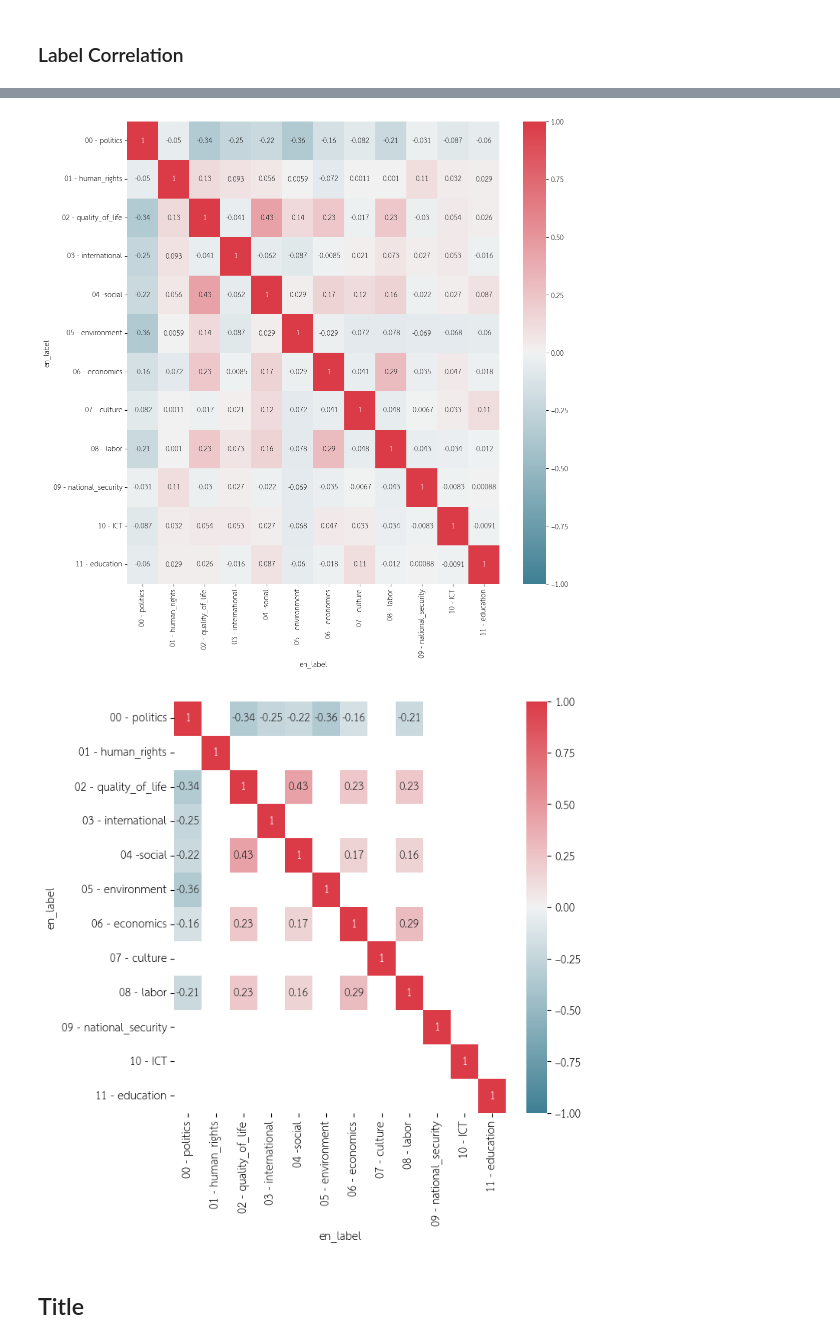
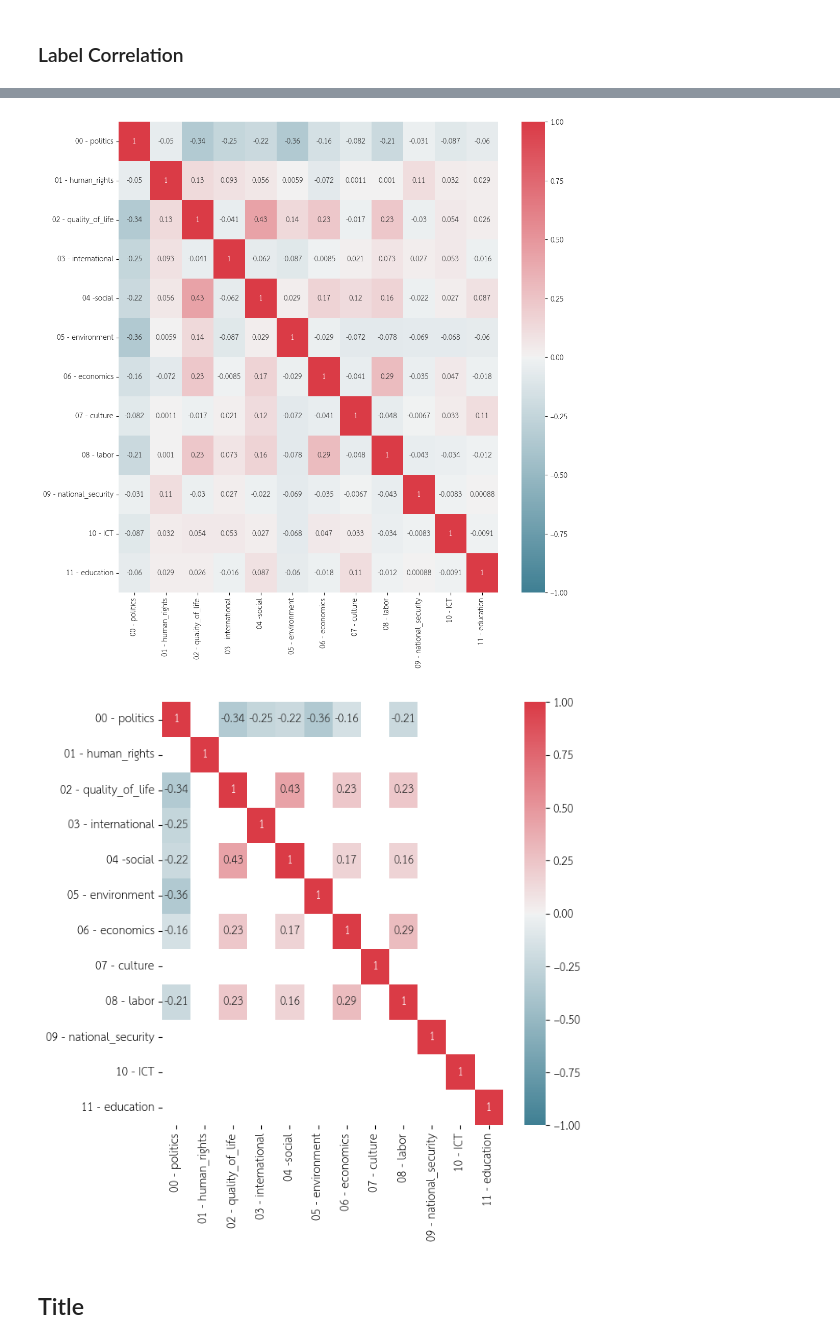
Before and after one commit to lemasc/prachathai-67k, a Jupyter notebook: exploration.ipynb, the cells around one changed output, grey strips where cells are left out. Saved outputs shown, nothing was run; the diff lists cells and outputs as text; code cells hidden in the pictures.

```diff
--- a/exploration.ipynb
+++ b/exploration.ipynb
@@ -226 +226,14 @@ label_df['en_label'] = ['00 - politics','01 - human_rights','02 - quality_of_lif
+# %%
+en_label_map = dict(zip(benchmark_labels, [
+    '00 - politics','01 - human_rights','02 - quality_of_life','03 - international',
+    '04 -social','05 - environment','06 - economics','07 - culture','08 - labor',
+    '09 - national_security','10 - ICT', '11 - education'
+]))
+label_group_df = (
+    corr_df.sum().unpivot(variable_name='label', value_name='cnt')
+    .with_columns(
+        (pl.col('cnt') / pl.col('cnt').sum()).alias('per'),
+        pl.col('label').replace(en_label_map).alias('en_label')
+    ).sort('per', descending=True)
+)
 # %%
@@ -248,4 +262,2 @@ label_df
 # %% [markdown]
 ### Label Correlation
-# %%
-corr_df.columns = label_df.en_label
@@ -252,19 +281,24 @@ corr_df.columns = label_df.en_label
+# %%
+corr_en_df = corr_df.rename(en_label_map)
 # %%
 plt.figure(figsize=(12,12))
-corr = corr_df.corr(method='pearson')
-sns.heatmap(corr, cmap=sns.diverging_palette(220, 10, as_cmap=True),
+col_names = corr_en_df.columns
+corr = np.corrcoef(corr_df.to_numpy().T)
+sns.heatmap(corr, xticklabels=col_names, yticklabels=col_names,
+            cmap=sns.diverging_palette(220, 10, as_cmap=True),
             vmin=-1, vmax=1, annot=True)
 plt.show()
 # %% [output]
-[figure, old version]
+[figure, new version]
 # %%
 plt.figure(figsize=(7,7))
-corr = corr_df.corr(method='pearson')
-sns.heatmap(corr[(corr>0.15) | (corr<-0.15)], cmap=sns.diverging_palette(220, 10, as_cmap=True),
+corr_filtered = np.where((corr > 0.15) | (corr < -0.15), corr, np.nan)
+sns.heatmap(corr_filtered, xticklabels=col_names, yticklabels=col_names,
+            cmap=sns.diverging_palette(220, 10, as_cmap=True),
             vmin=-1, vmax=1, annot=True)
 plt.show()
 # %% [output]
-[figure, old version]
+[figure, new version]
 # %% [markdown]
 ## Title
 # %%
```
Also changed, not shown: parts of 40 cells of this notebook, 2 other files.
